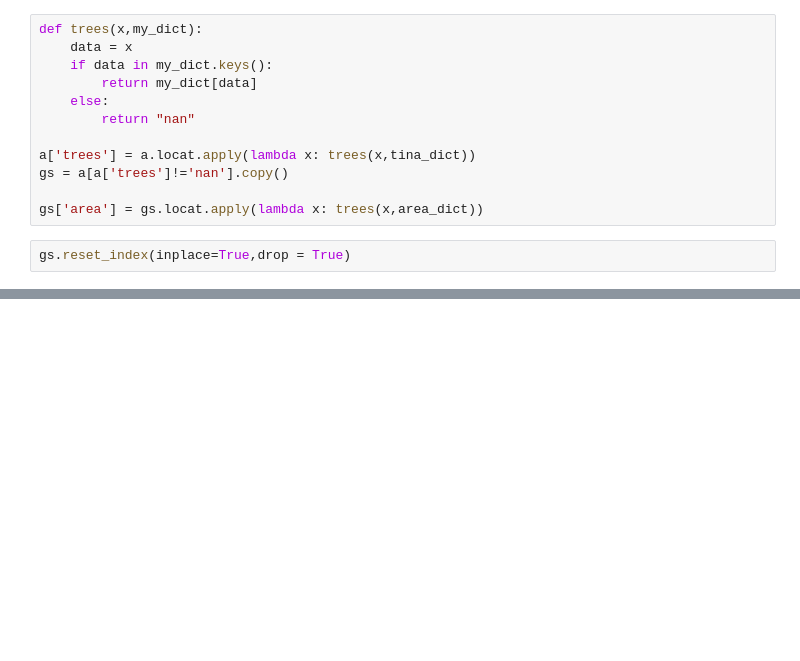
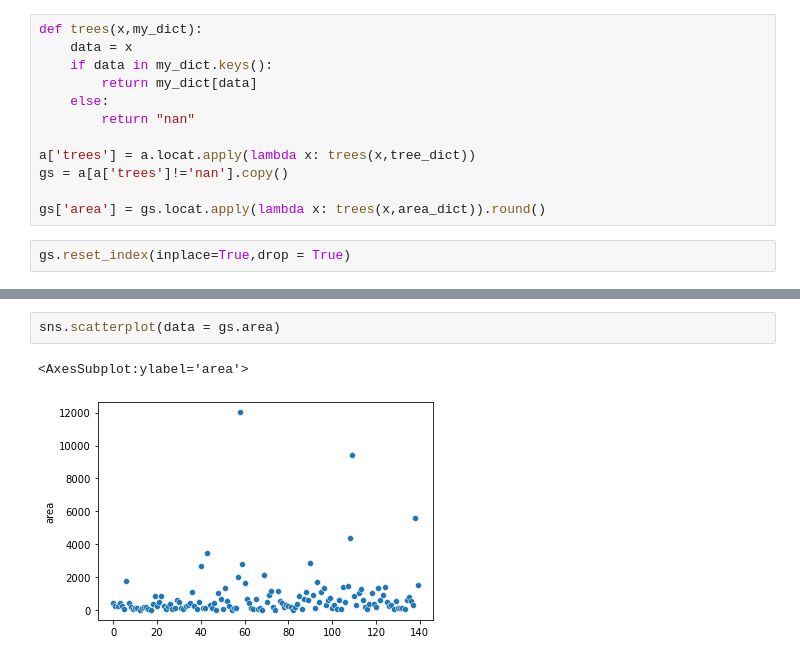
Before and after one commit to thorerismann/flora-biel-2022, a Jupyter notebook: analysis_1.ipynb, the cells around one changed output, grey strips where cells are left out. Drawn from its saved outputs; the diff is of its cells as text; blank space fills up the shorter version.

Commit message:
first charts of areas, trees, etc

```diff
--- a/analysis_1.ipynb
+++ b/analysis_1.ipynb
@@ -64,10 +60,10 @@ def trees(x,my_dict):
     else:
         return "nan"
 
-a['trees'] = a.locat.apply(lambda x: trees(x,tina_dict))
+a['trees'] = a.locat.apply(lambda x: trees(x,tree_dict))
 gs = a[a['trees']!='nan'].copy()
 
-gs['area'] = gs.locat.apply(lambda x: trees(x,area_dict))
+gs['area'] = gs.locat.apply(lambda x: trees(x,area_dict)).round()
 # %%
 gs.reset_index(inplace=True,drop = True)
 # %%
@@ -74,0 +85,5 @@ gs.describe()
+# %%
+sns.scatterplot(data = gs.area)
+# %% [output]
+<AxesSubplot:ylabel='area'>
+[figure, added]
```
Also changed, not shown: parts of 16 cells of this notebook, 1 other file.
